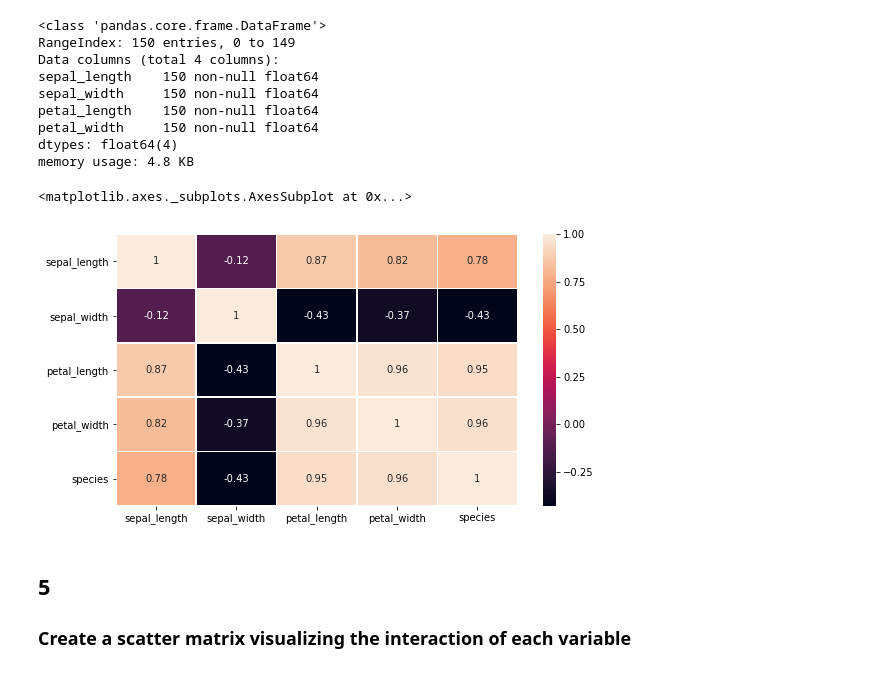
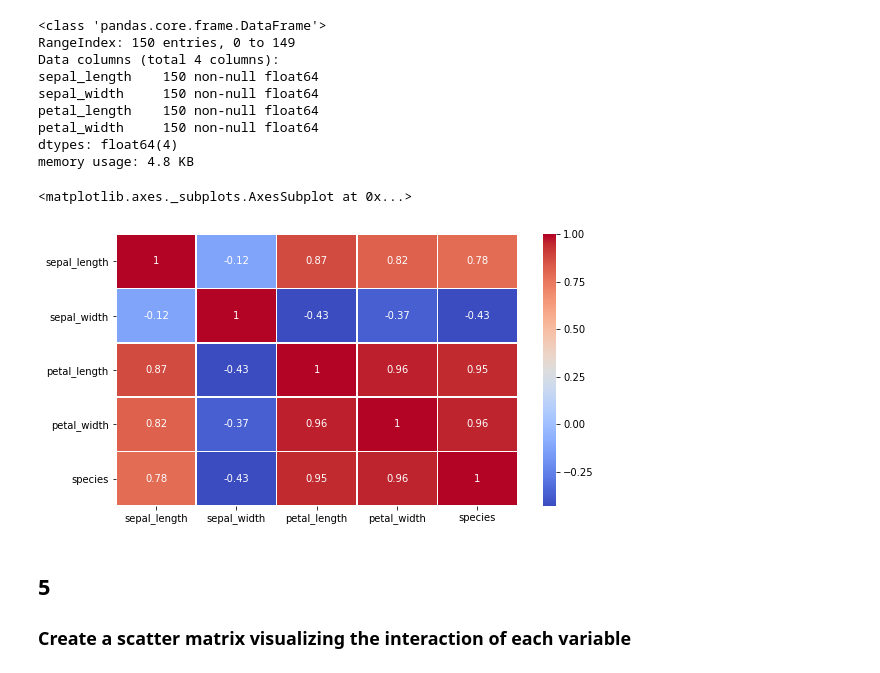
Before and after one commit to flambuth/ds-methodologies-exercises, a Jupyter notebook: classification/classification_exercises.ipynb, the cells around one changed output. Saved outputs shown, nothing was run; the diff lists cells and outputs as text; code cells hidden in the pictures.

```diff
--- a/classification/classification_exercises.ipynb
+++ b/classification/classification_exercises.ipynb
@@ -249,0 +237,4 @@ g.add_legend();
+# %%
+df_iris['sepal_area'] = df_iris.sepal_length * df_iris.sepal_width
+# %%
+df_iris['petal_area'] = df_iris.petal_length * df_iris.petal_width
@@ -279,11 +295,11 @@ memory usage: 4.8 KB
 # %%
 #pd.crosstab(train_df.pclass, train_df.survived, margins=True).style.background_gradient(cmap='YlOrRd')
 
 plt.figure(figsize=(9,5))
-sns.heatmap(df_iris.corr(), annot=True, linewidth=0.4)
+sns.heatmap(df_iris.corr(), annot=True, linewidth=0.4, cmap='coolwarm')
 # %% [output]
 <matplotlib.axes._subplots.AxesSubplot at 0x...>
-[figure, old version]
+[figure, new version]
 # %% [markdown]
 ## 5
 ### Create a scatter matrix visualizing the interaction of each variable
```
Also changed, not shown: parts of 15 cells of this notebook.
